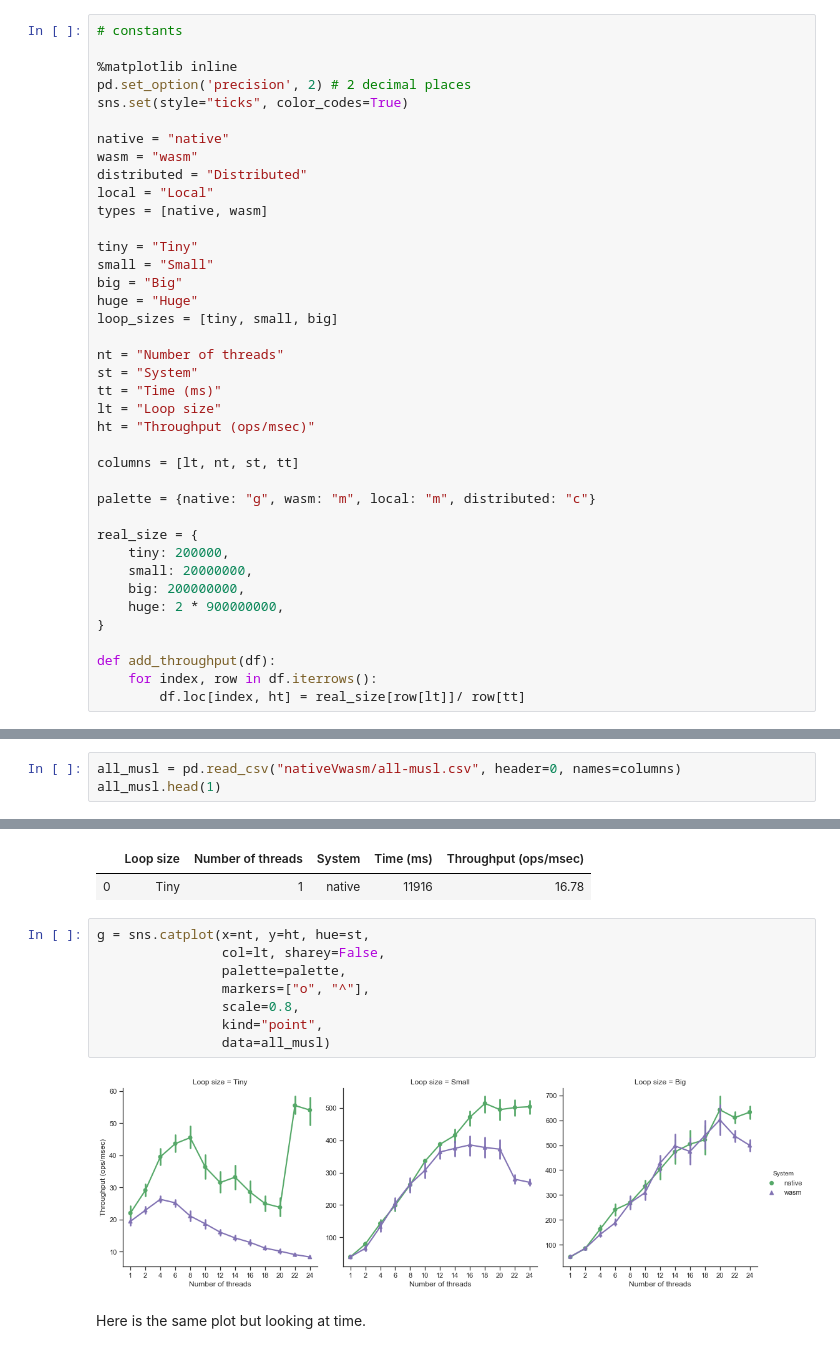
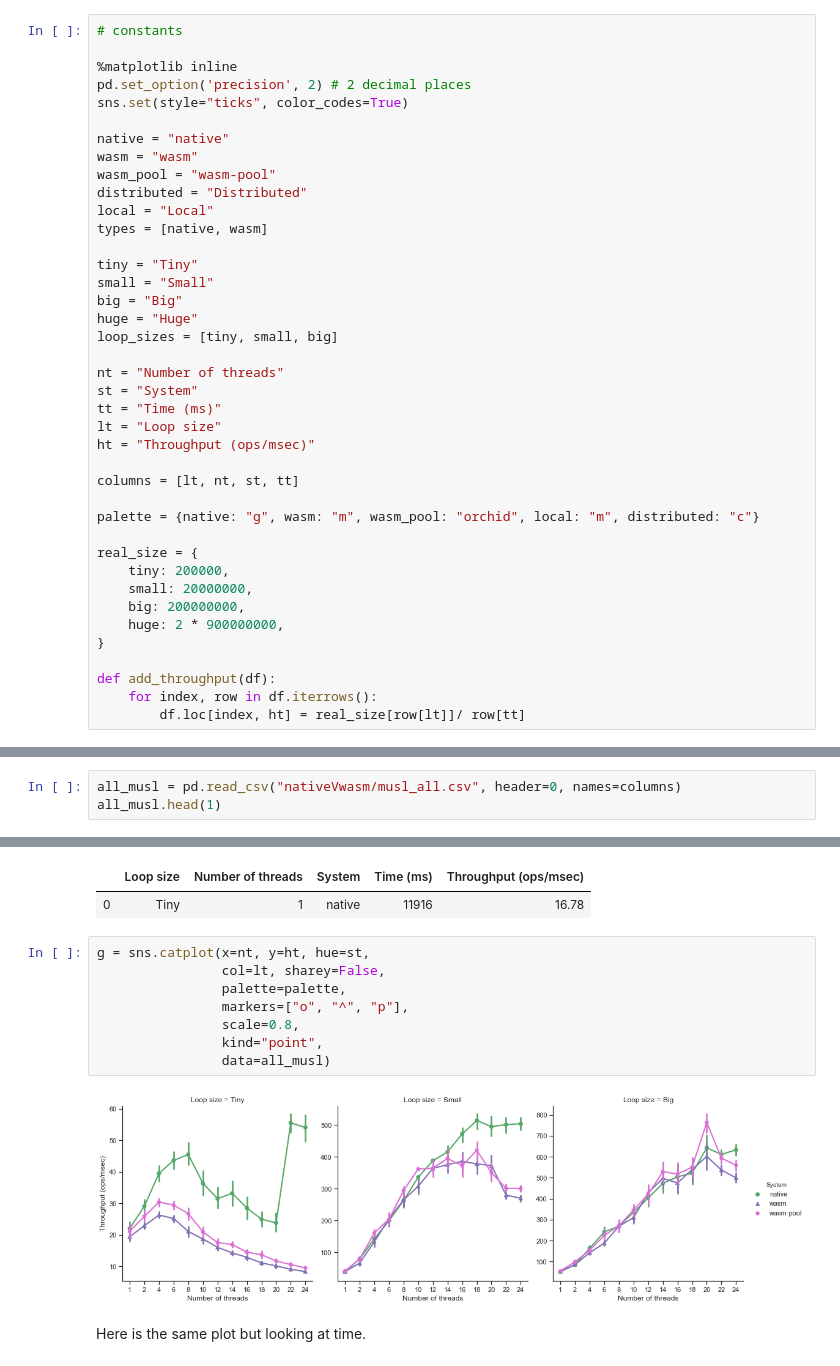
Before and after one commit to mfournial/faasm-benchmarks, a Jupyter notebook: graphs.ipynb, the cells around one changed output, grey strips where cells are left out. Cells and saved outputs as stored; diff of their text form.

Commit message:
Add wasm-pool to native experiment

```diff
--- a/graphs.ipynb
+++ b/graphs.ipynb
@@ -12,6 +12,7 @@ sns.set(style="ticks", color_codes=True)
 
 native = "native"
 wasm = "wasm"
+wasm_pool = "wasm-pool"
 distributed = "Distributed"
 local = "Local"
 types = [native, wasm]
@@ -30,7 +31,7 @@ ht = "Throughput (ops/msec)"
 
 columns = [lt, nt, st, tt]
 
-palette = {native: "g", wasm: "m", local: "m", distributed: "c"}
+palette = {native: "g", wasm: "m", wasm_pool: "orchid", local: "m", distributed: "c"}
 
 real_size = {
     tiny: 200000,
@@ -50,7 +51,7 @@ The plot below looks at how our libraries perform distributing work on a 20 core
 **Note**
 * The native library uses a thread pool, we dynamically generate threads when needed.
 # %%
-all_musl = pd.read_csv("nativeVwasm/all-musl.csv", header=0, names=columns)
+all_musl = pd.read_csv("nativeVwasm/musl_all.csv", header=0, names=columns)
 all_musl.head(1)
 # %% [output]
 |  | Loop size | Number of threads | System | Time (ms) |
@@ -64,13 +65,13 @@ all_musl.head(1)
 # %%
 g = sns.catplot(x=nt, y=ht, hue=st,
                 col=lt, sharey=False,
                 palette=palette,
-                markers=["o", "^"],
+                markers=["o", "^", "p"],
                 scale=0.8,
                 kind="point",
                 data=all_musl)
 # %% [output]
-[figure, old version]
+[figure, new version]
 # %% [markdown]
 Here is the same plot but looking at time.
 # %%
```
Also changed, not shown: parts of 1 cell of this notebook, 1 other file.
